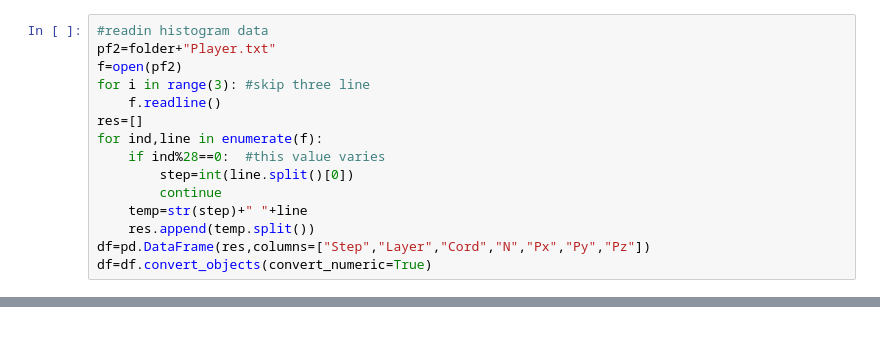
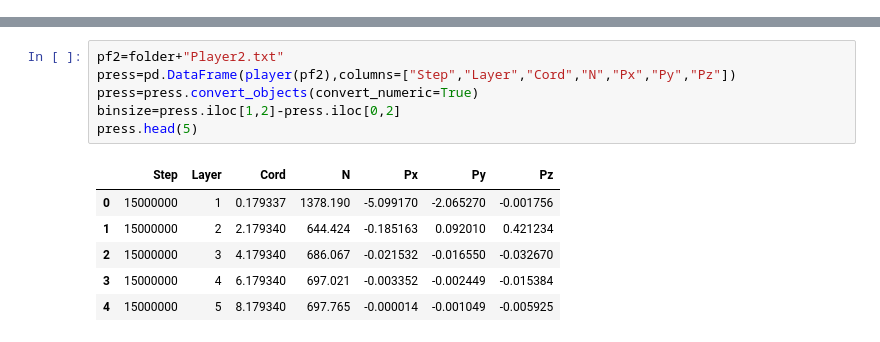
Before and after one commit to mynameisD/InterfaceAnalysis, a Jupyter notebook: Preshear.ipynb, the cells around one changed output, grey strips where cells are left out. Cells and saved outputs as stored; diff of their text form.

```diff
--- a/Preshear.ipynb
+++ b/Preshear.ipynb
@@ -52,15 +54,0 @@ plt.plot(Fx,Fy)
-# %%
-#readin histogram data
-pf2=folder+"Player.txt"
-f=open(pf2)
-for i in range(3): #skip three line
-    f.readline()
-res=[]
-for ind,line in enumerate(f):
-    if ind%28==0:  #this value varies
-        step=int(line.split()[0])
-        continue
-    temp=str(step)+" "+line
-    res.append(temp.split())
-df=pd.DataFrame(res,columns=["Step","Layer","Cord","N","Px","Py","Pz"])
-df=df.convert_objects(convert_numeric=True)
@@ -67 +100,14 @@ df=df.convert_objects(convert_numeric=True)
+# %%
+pf2=folder+"Player2.txt"
+press=pd.DataFrame(player(pf2),columns=["Step","Layer","Cord","N","Px","Py","Pz"])
+press=press.convert_objects(convert_numeric=True)
+binsize=press.iloc[1,2]-press.iloc[0,2]
+press.head(5)
+# %% [output]
+|  | Step | Layer | Cord | N | Px | Py | Pz |
+| 0 | 15000000 | 1 | 0.179337 | 1378.190 | -5.099170 | -2.065270 | -0.001756 |
+| 1 | 15000000 | 2 | 2.179340 | 644.424 | -0.185163 | 0.092010 | 0.421234 |
+| 2 | 15000000 | 3 | 4.179340 | 686.067 | -0.021532 | -0.016550 | -0.032670 |
+| 3 | 15000000 | 4 | 6.179340 | 697.021 | -0.003352 | -0.002449 | -0.015384 |
+| 4 | 15000000 | 5 | 8.179340 | 697.765 | -0.000014 | -0.001049 | -0.005925 |
 # %%
```
Also changed, not shown: parts of 11 cells of this notebook, 2 other files.
